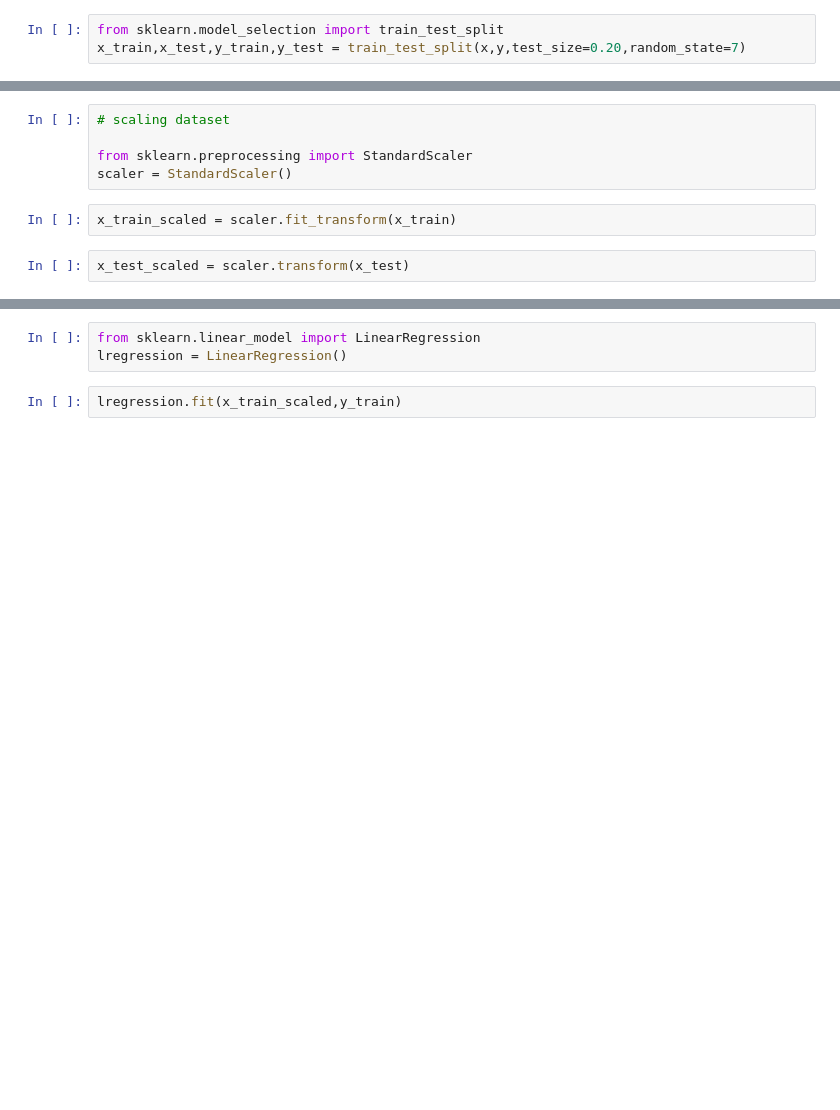
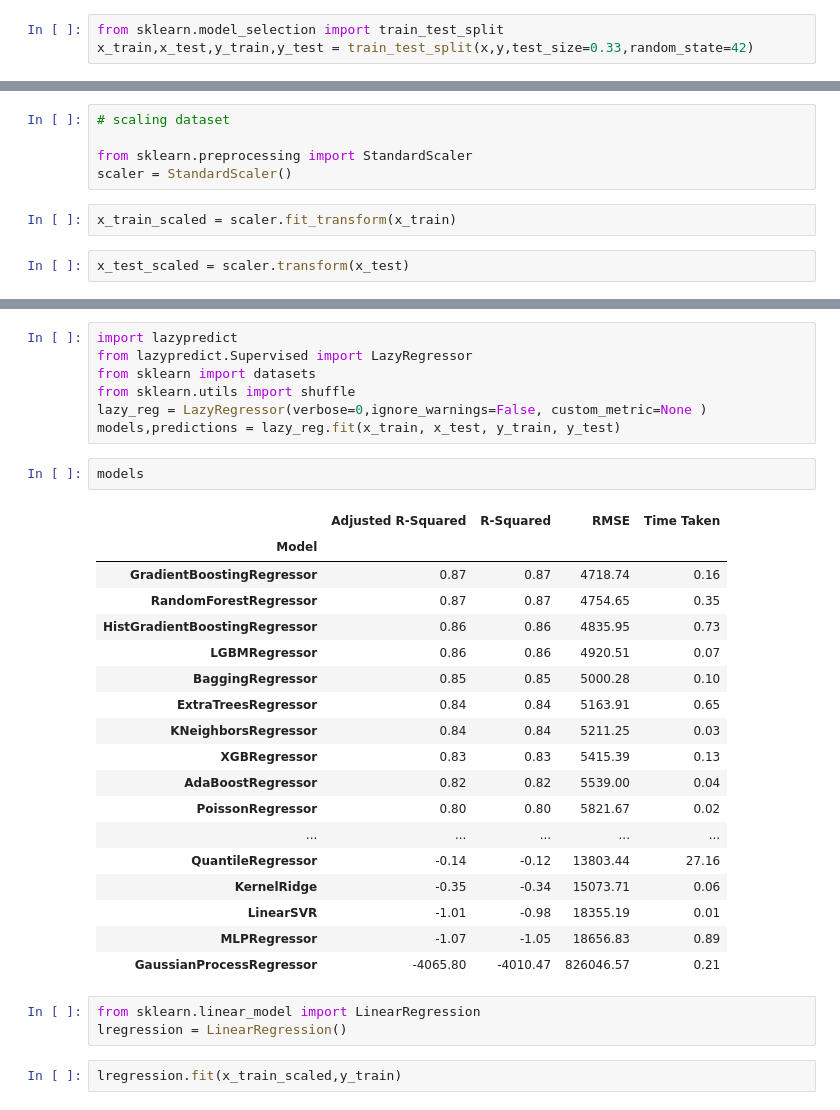
Before and after one commit to iamaakashpal/Insurance-Premium-Prediction, a Jupyter notebook: jupyter_notebook/Feature_Engineering.ipynb, the cells around one changed output, grey strips where cells are left out. Saved outputs shown, nothing was run; the diff lists cells and outputs as text; blank space fills up the shorter version.

```diff
--- a/jupyter_notebook/Feature_Engineering.ipynb
+++ b/jupyter_notebook/Feature_Engineering.ipynb
@@ -122,7 +122,7 @@ region        int32
 dtype: object
 # %%
 from sklearn.model_selection import train_test_split
-x_train,x_test,y_train,y_test = train_test_split(x,y,test_size=0.20,random_state=7)
+x_train,x_test,y_train,y_test = train_test_split(x,y,test_size=0.33,random_state=42)
 # %%
 x_train.shape
 # %% [output]
@@ -151,3 +174,31 @@ x_test_scaled = scaler.transform(x_test)
+# %%
+import lazypredict
+from lazypredict.Supervised import LazyRegressor
+from sklearn import datasets
+from sklearn.utils import shuffle
+lazy_reg = LazyRegressor(verbose=0,ignore_warnings=False, custom_metric=None )
+models,predictions = lazy_reg.fit(x_train, x_test, y_train, y_test)
+# %%
+models
+# %% [output]
+|  | Adjusted R-Squared | R-Squared | RMSE | Time Taken |
+| Model |  |  |  |  |
+| GradientBoostingRegressor | 0.87 | 0.87 | 4718.74 | 0.16 |
+| RandomForestRegressor | 0.87 | 0.87 | 4754.65 | 0.35 |
+| HistGradientBoostingRegressor | 0.86 | 0.86 | 4835.95 | 0.73 |
+| LGBMRegressor | 0.86 | 0.86 | 4920.51 | 0.07 |
+| BaggingRegressor | 0.85 | 0.85 | 5000.28 | 0.10 |
+| ExtraTreesRegressor | 0.84 | 0.84 | 5163.91 | 0.65 |
+| KNeighborsRegressor | 0.84 | 0.84 | 5211.25 | 0.03 |
+| XGBRegressor | 0.83 | 0.83 | 5415.39 | 0.13 |
+| AdaBoostRegressor | 0.82 | 0.82 | 5539.00 | 0.04 |
+| PoissonRegressor | 0.80 | 0.80 | 5821.67 | 0.02 |
+| ... | ... | ... | ... | ... |
+| QuantileRegressor | -0.14 | -0.12 | 13803.44 | 27.16 |
+| KernelRidge | -0.35 | -0.34 | 15073.71 | 0.06 |
+| LinearSVR | -1.01 | -0.98 | 18355.19 | 0.01 |
+| MLPRegressor | -1.07 | -1.05 | 18656.83 | 0.89 |
+| GaussianProcessRegressor | -4065.80 | -4010.47 | 826046.57 | 0.21 |
 # %%
 from sklearn.linear_model import LinearRegression
 lregression = LinearRegression()
```
Also changed, not shown: parts of 14 cells of this notebook, 1 other file.
